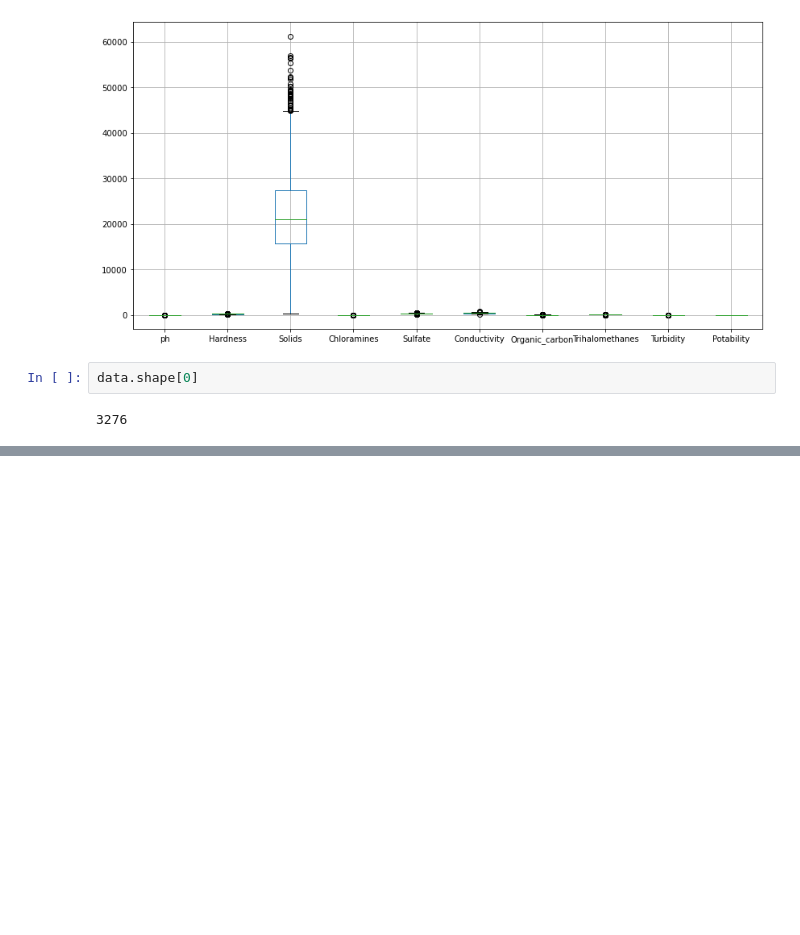
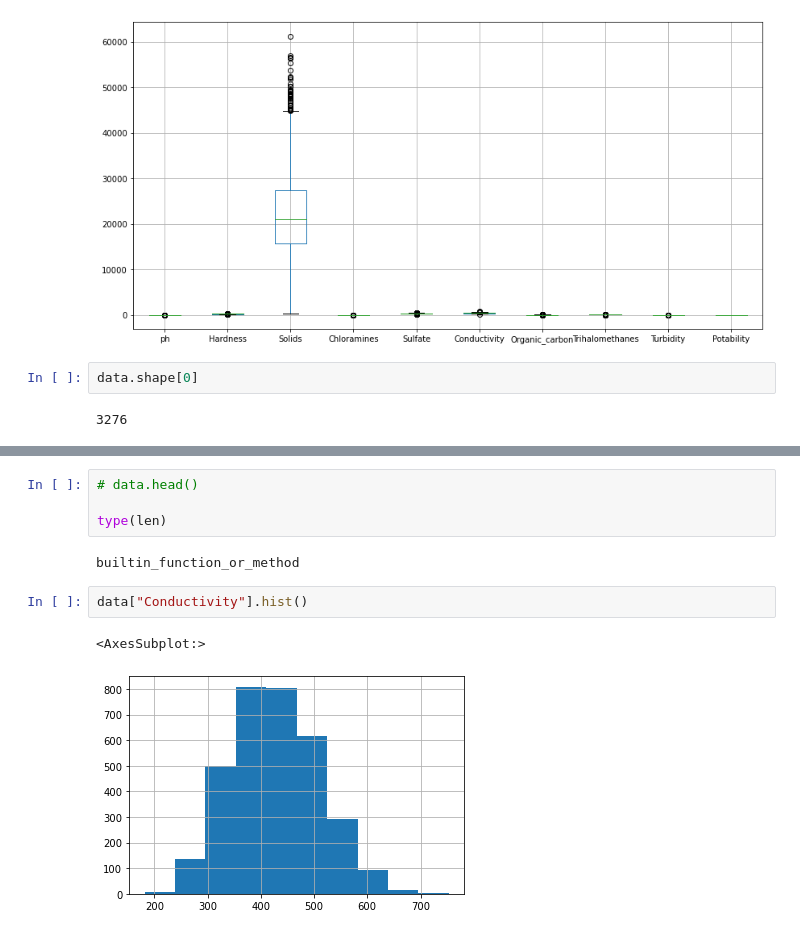
Before and after one commit to gprasad125/SC2022-BatchB-python-enjoyers, a Jupyter notebook: finalProject/EDA.ipynb, the cells around one changed output, grey strips where cells are left out. Cells and saved outputs as stored; diff of their text form; blank space fills up the shorter version.

```diff
--- a/finalProject/EDA.ipynb
+++ b/finalProject/EDA.ipynb
@@ -179,0 +222,11 @@ px.parallel_coordinates(data, color="Potability", range_color = [0, 1], labels={
+# %%
+# data.head()
+
+type(len)
+# %% [output]
+builtin_function_or_method
+# %%
+data["Conductivity"].hist()
+# %% [output]
+<AxesSubplot:>
+[figure, added]
```
Also changed, not shown: parts of 12 cells of this notebook, 8 other files.
